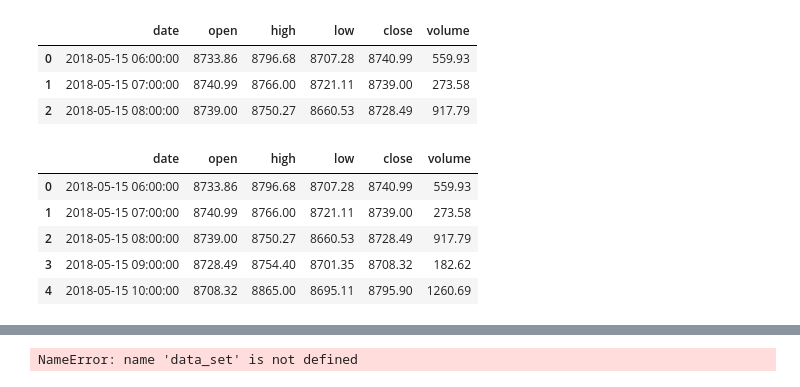
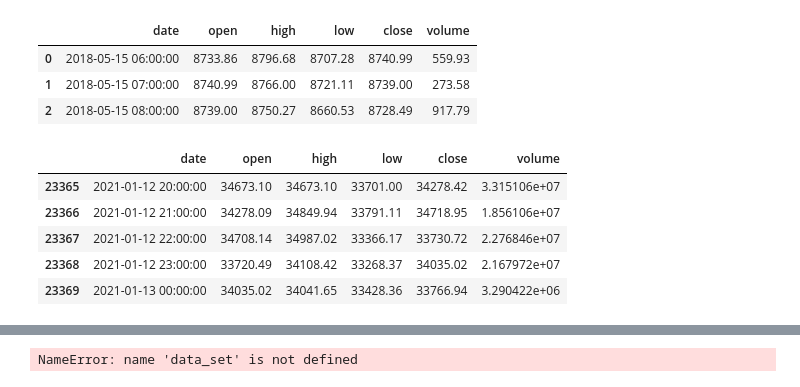
Before and after one commit to ama66843/tensortrade, a Jupyter notebook: plotlyDQN.ipynb, the cells around one changed output, grey strips where cells are left out. Cells and saved outputs as stored; diff of their text form; code cells hidden in the pictures.

```diff
--- a/plotlyDQN.ipynb
+++ b/plotlyDQN.ipynb
@@ -88,14 +95,14 @@ dataset.drop(columns=['date', 'open', 'high', 'low', 'close', 'volume', 'volatil
 | 1 | 2018-05-15 07:00:00 | 8740.99 | 8766.00 | 8721.11 | 8739.00 | 273.58 |
 | 2 | 2018-05-15 08:00:00 | 8739.00 | 8750.27 | 8660.53 | 8728.49 | 917.79 |
 # %%
-price_history.head()
+price_history.tail()
 # %% [output]
 |  | date | open | high | low | close | volume |
-| 0 | 2018-05-15 06:00:00 | 8733.86 | 8796.68 | 8707.28 | 8740.99 | 559.93 |
-| 1 | 2018-05-15 07:00:00 | 8740.99 | 8766.00 | 8721.11 | 8739.00 | 273.58 |
-| 2 | 2018-05-15 08:00:00 | 8739.00 | 8750.27 | 8660.53 | 8728.49 | 917.79 |
-| 3 | 2018-05-15 09:00:00 | 8728.49 | 8754.40 | 8701.35 | 8708.32 | 182.62 |
-| 4 | 2018-05-15 10:00:00 | 8708.32 | 8865.00 | 8695.11 | 8795.90 | 1260.69 |
+| 23365 | 2021-01-12 20:00:00 | 34673.10 | 34673.10 | 33701.00 | 34278.42 | 3.315106e+07 |
+| 23366 | 2021-01-12 21:00:00 | 34278.09 | 34849.94 | 33791.11 | 34718.95 | 1.856106e+07 |
+| 23367 | 2021-01-12 22:00:00 | 34708.14 | 34987.02 | 33366.17 | 33730.72 | 2.276846e+07 |
+| 23368 | 2021-01-12 23:00:00 | 33720.49 | 34108.42 | 33268.37 | 34035.02 | 2.167972e+07 |
+| 23369 | 2021-01-13 00:00:00 | 34035.02 | 34041.65 | 33428.36 | 33766.94 | 3.290422e+06 |
 # %%
 from pmdarima.arima import ADFTest
 close_hist=price_history['close']
```
Also changed, not shown: parts of 4 cells of this notebook, 5 other files.
